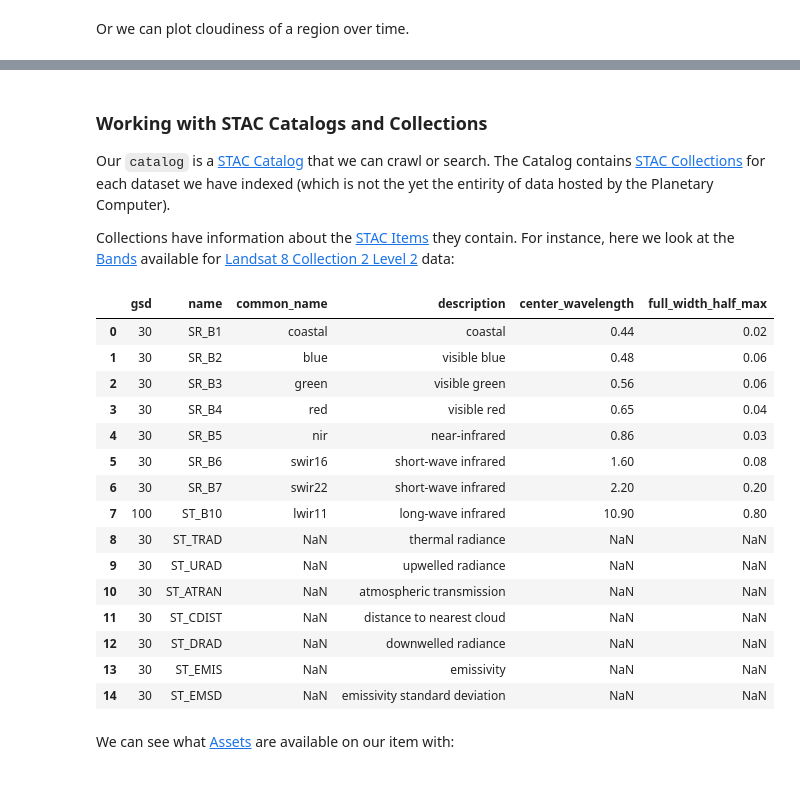
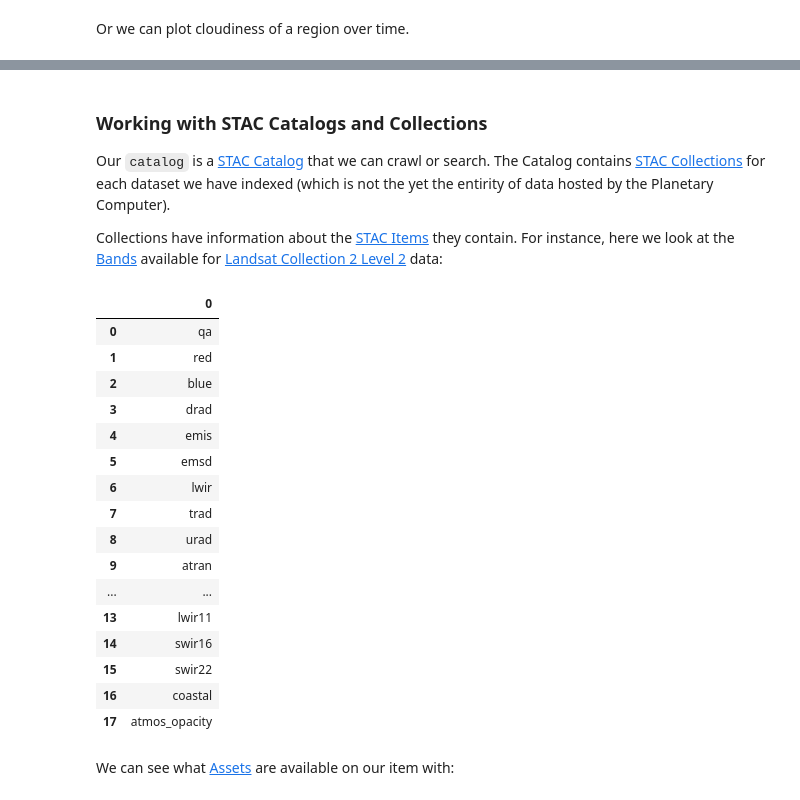
Before and after one commit to VorGeo/cng-onboarding, a Jupyter notebook: tutorials/stac/mspc_stac/index.ipynb, the cells around one changed output, grey strips where cells are left out. Saved outputs shown, nothing was run; the diff lists cells and outputs as text; code cells hidden in the pictures.

```diff
--- a/tutorials/stac/mspc_stac/index.ipynb
+++ b/tutorials/stac/mspc_stac/index.ipynb
@@ -263,30 +258,32 @@ ts.plot(title="eo:cloud-cover (7-scene rolling average)");
 
 Our `catalog` is a [STAC Catalog](https://github.com/radiantearth/stac-spec/blob/master/catalog-spec/catalog-spec.md) that we can crawl or search. The Catalog contains [STAC Collections](https://github.com/radiantearth/stac-spec/blob/master/collection-spec/collection-spec.md) for each dataset we have indexed (which is not the yet the entirity of data hosted by the Planetary Computer).
 
-Collections have information about the [STAC Items](https://github.com/radiantearth/stac-spec/blob/master/item-spec/item-spec.md) they contain. For instance, here we look at the [Bands](https://github.com/stac-extensions/eo#band-object) available for [Landsat 8 Collection 2 Level 2](https://planetarycomputer.microsoft.com/dataset/landsat-8-c2-l2) data:
+Collections have information about the [STAC Items](https://github.com/radiantearth/stac-spec/blob/master/item-spec/item-spec.md) they contain. For instance, here we look at the [Bands](https://github.com/stac-extensions/eo#band-object) available for [Landsat Collection 2 Level 2](https://planetarycomputer.microsoft.com/dataset/landsat-c2-l2) data:
 # %%
 import pandas as pd
 
-landsat = catalog.get_collection("landsat-8-c2-l2")
+landsat = catalog.get_collection("landsat-c2-l2")
 
-pd.DataFrame(landsat.extra_fields["summaries"]["eo:bands"])
+bands = [k for k,v in landsat.extra_fields['item_assets'].items() if 'data' in v['roles']]
+pd.DataFrame(bands)
 # %% [output]
-|  | gsd | name | common_name | description | center_wavelength | full_width_half_max |
-| 0 | 30 | SR_B1 | coastal | coastal | 0.44 | 0.02 |
-| 1 | 30 | SR_B2 | blue | visible blue | 0.48 | 0.06 |
-| 2 | 30 | SR_B3 | green | visible green | 0.56 | 0.06 |
-| 3 | 30 | SR_B4 | red | visible red | 0.65 | 0.04 |
-| 4 | 30 | SR_B5 | nir | near-infrared | 0.86 | 0.03 |
-| 5 | 30 | SR_B6 | swir16 | short-wave infrared | 1.60 | 0.08 |
-| 6 | 30 | SR_B7 | swir22 | short-wave infrared | 2.20 | 0.20 |
-| 7 | 100 | ST_B10 | lwir11 | long-wave infrared | 10.90 | 0.80 |
-| 8 | 30 | ST_TRAD | NaN | thermal radiance | NaN | NaN |
-| 9 | 30 | ST_URAD | NaN | upwelled radiance | NaN | NaN |
-| 10 | 30 | ST_ATRAN | NaN | atmospheric transmission | NaN | NaN |
-| 11 | 30 | ST_CDIST | NaN | distance to nearest cloud | NaN | NaN |
-| 12 | 30 | ST_DRAD | NaN | downwelled radiance | NaN | NaN |
-| 13 | 30 | ST_EMIS | NaN | emissivity | NaN | NaN |
-| 14 | 30 | ST_EMSD | NaN | emissivity standard deviation | NaN | NaN |
+|  | 0 |
+| 0 | qa |
+| 1 | red |
+| 2 | blue |
+| 3 | drad |
+| 4 | emis |
+| 5 | emsd |
+| 6 | lwir |
+| 7 | trad |
+| 8 | urad |
+| 9 | atran |
+| ... | ... |
+| 13 | lwir11 |
+| 14 | swir16 |
+| 15 | swir22 |
+| 16 | coastal |
+| 17 | atmos_opacity |
 # %% [markdown]
 We can see what [Assets](https://github.com/radiantearth/stac-spec/blob/master/item-spec/item-spec.md#asset-object) are available on our item with:
 # %%
```
Also changed, not shown: parts of 12 cells of this notebook, 2 other files.
